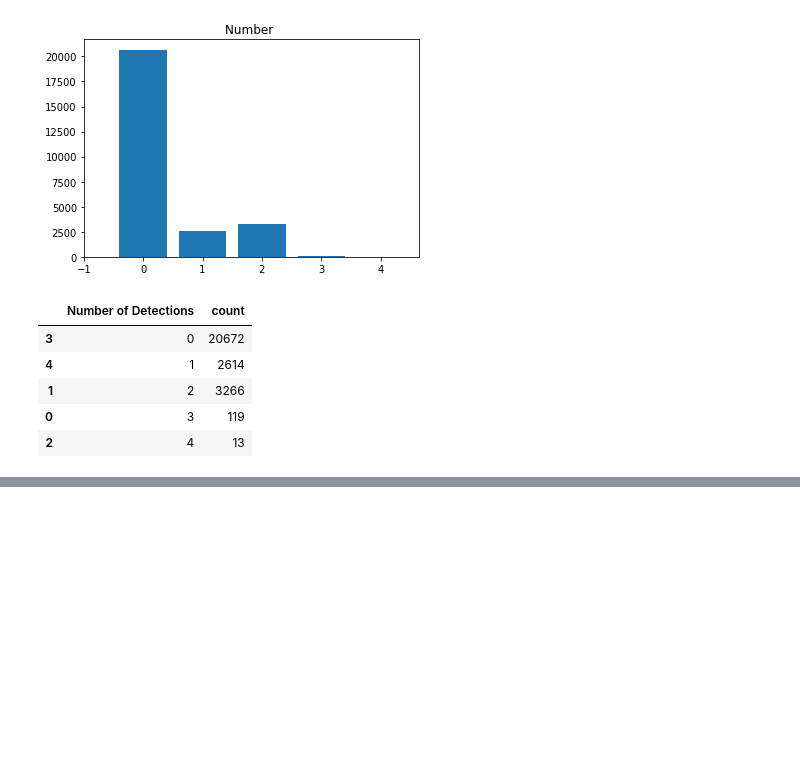
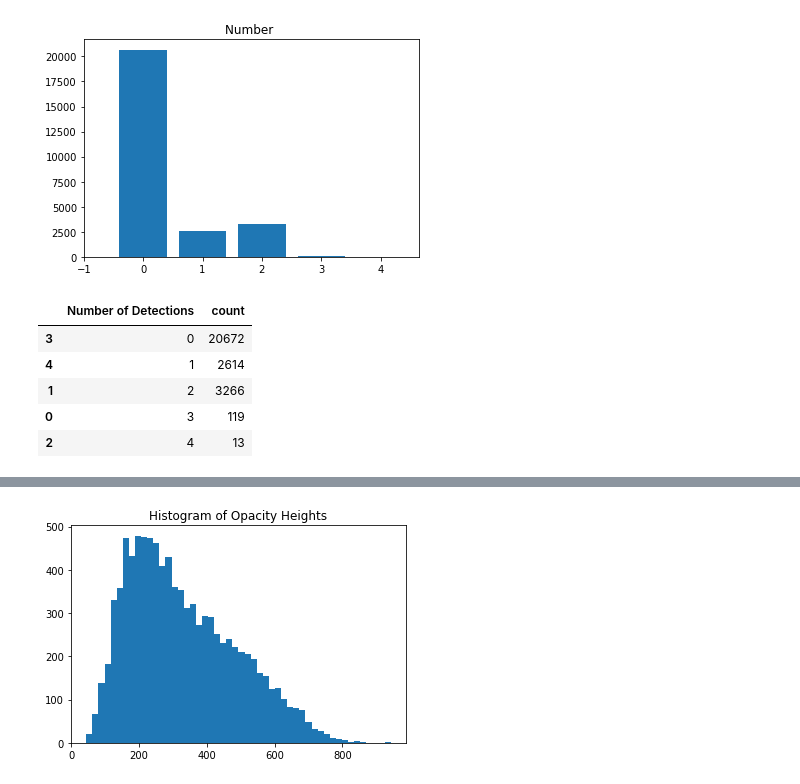
Before and after one commit to ahyman3/IST-718-BDA, a Jupyter notebook: Final Project/EDA.ipynb, the cells around one changed output, grey strips where cells are left out. Saved outputs shown, nothing was run; the diff lists cells and outputs as text; code cells hidden in the pictures; blank space fills up the shorter version.

```diff
--- a/Final Project/EDA.ipynb
+++ b/Final Project/EDA.ipynb
@@ -114,0 +131,6 @@ instances.sort_values(by = "Number of Detections")
+# %%
+plt.hist(heights, bins=50)
+plt.title("Histogram of Opacity Heights")
+plt.show()
+# %% [output]
+[figure, added]
```
Also changed, not shown: parts of 10 cells of this notebook.
